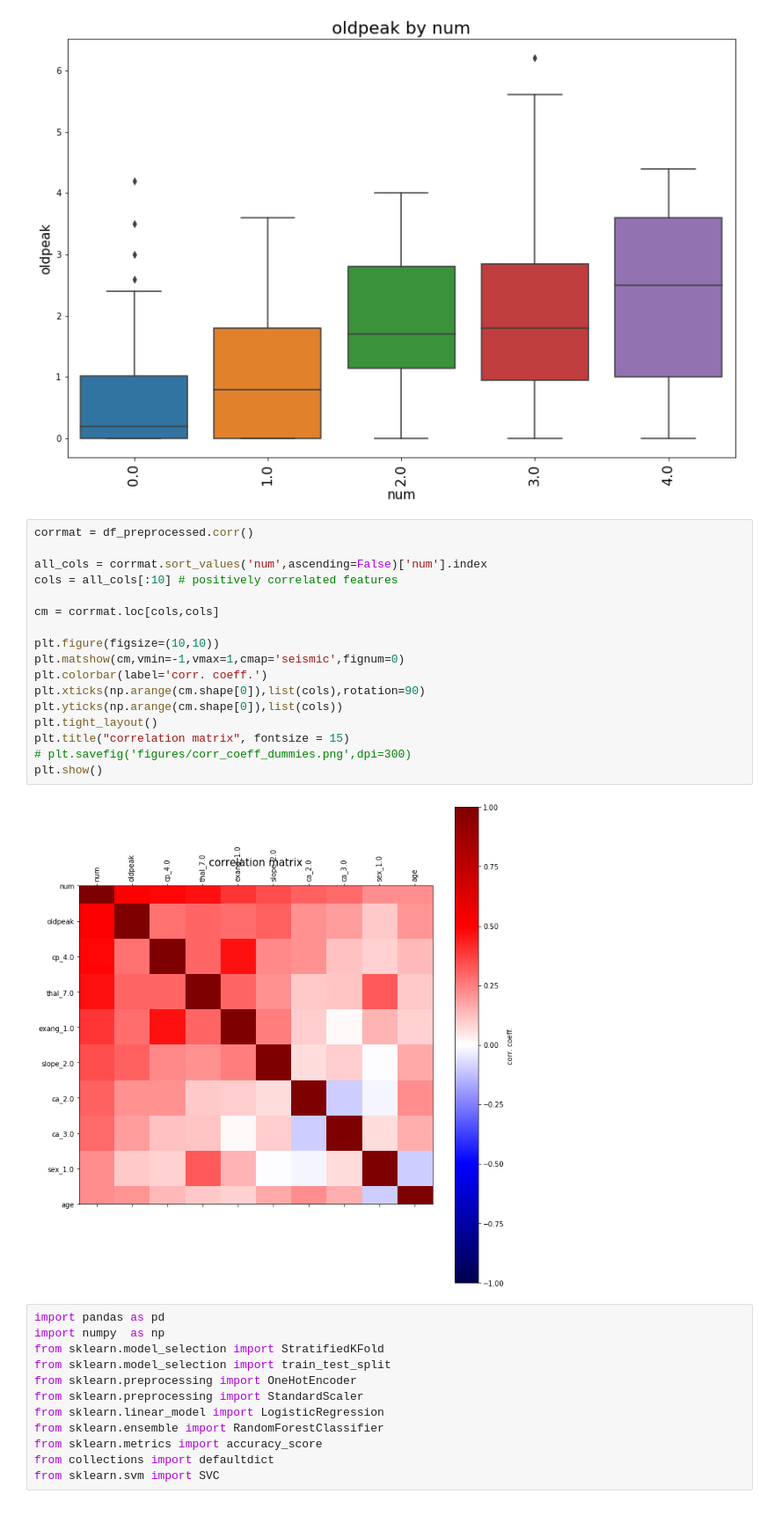
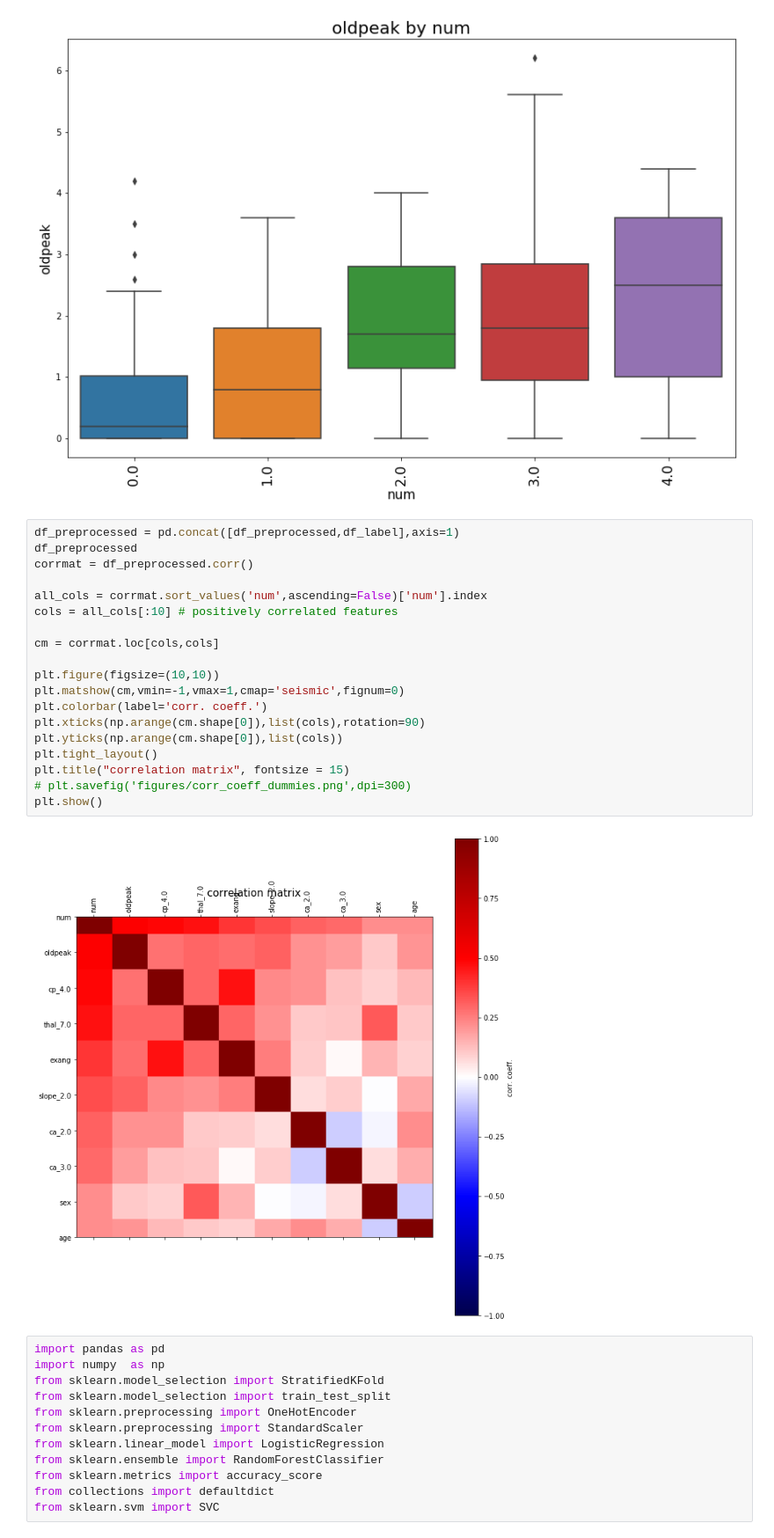
Before and after one commit to tongxinw/health_data_analysis, a Jupyter notebook: heart_disease.ipynb, the cells around one changed output. Shown: that part at 88% size. Saved outputs shown, nothing was run; the diff lists cells and outputs as text.

```diff
--- a/heart_disease.ipynb
+++ b/heart_disease.ipynb
@@ -244,24 +244,26 @@ plt.show()
 # %% [output]
 [figure]
 # %%
+df_preprocessed = pd.concat([df_preprocessed,df_label],axis=1)
+df_preprocessed
 corrmat = df_preprocessed.corr()
 
 all_cols = corrmat.sort_values('num',ascending=False)['num'].index
 cols = all_cols[:10] # positively correlated features
 
 cm = corrmat.loc[cols,cols]
 
 plt.figure(figsize=(10,10))
 plt.matshow(cm,vmin=-1,vmax=1,cmap='seismic',fignum=0)
 plt.colorbar(label='corr. coeff.')
 plt.xticks(np.arange(cm.shape[0]),list(cols),rotation=90)
 plt.yticks(np.arange(cm.shape[0]),list(cols))
 plt.tight_layout()
 plt.title("correlation matrix", fontsize = 15)
 # plt.savefig('figures/corr_coeff_dummies.png',dpi=300)
 plt.show()
 # %% [output]
-[figure, old version]
+[figure, new version]
 # %%
 import pandas as pd
 import numpy  as np
```
Also changed, not shown: parts of 3 cells of this notebook, 1 other file.
